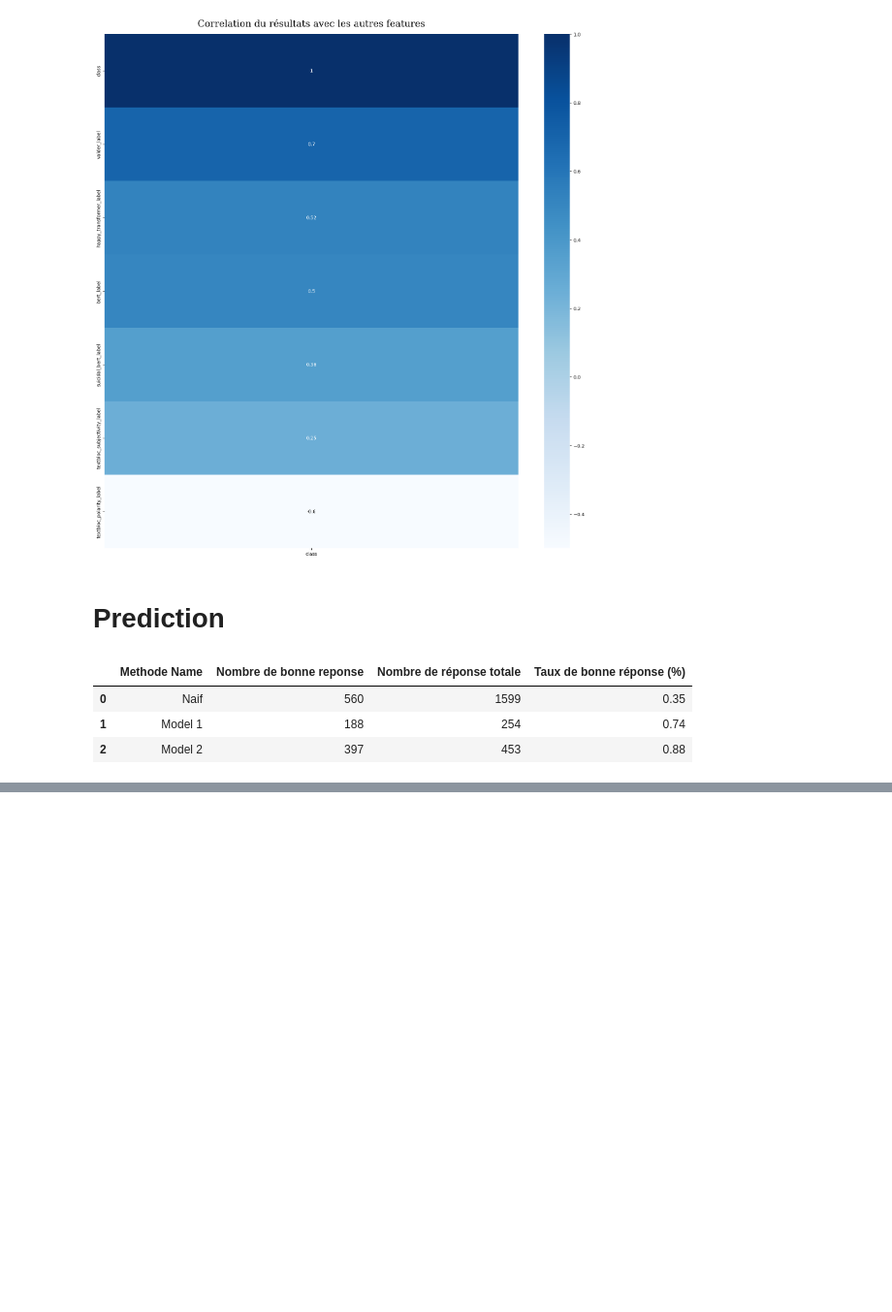
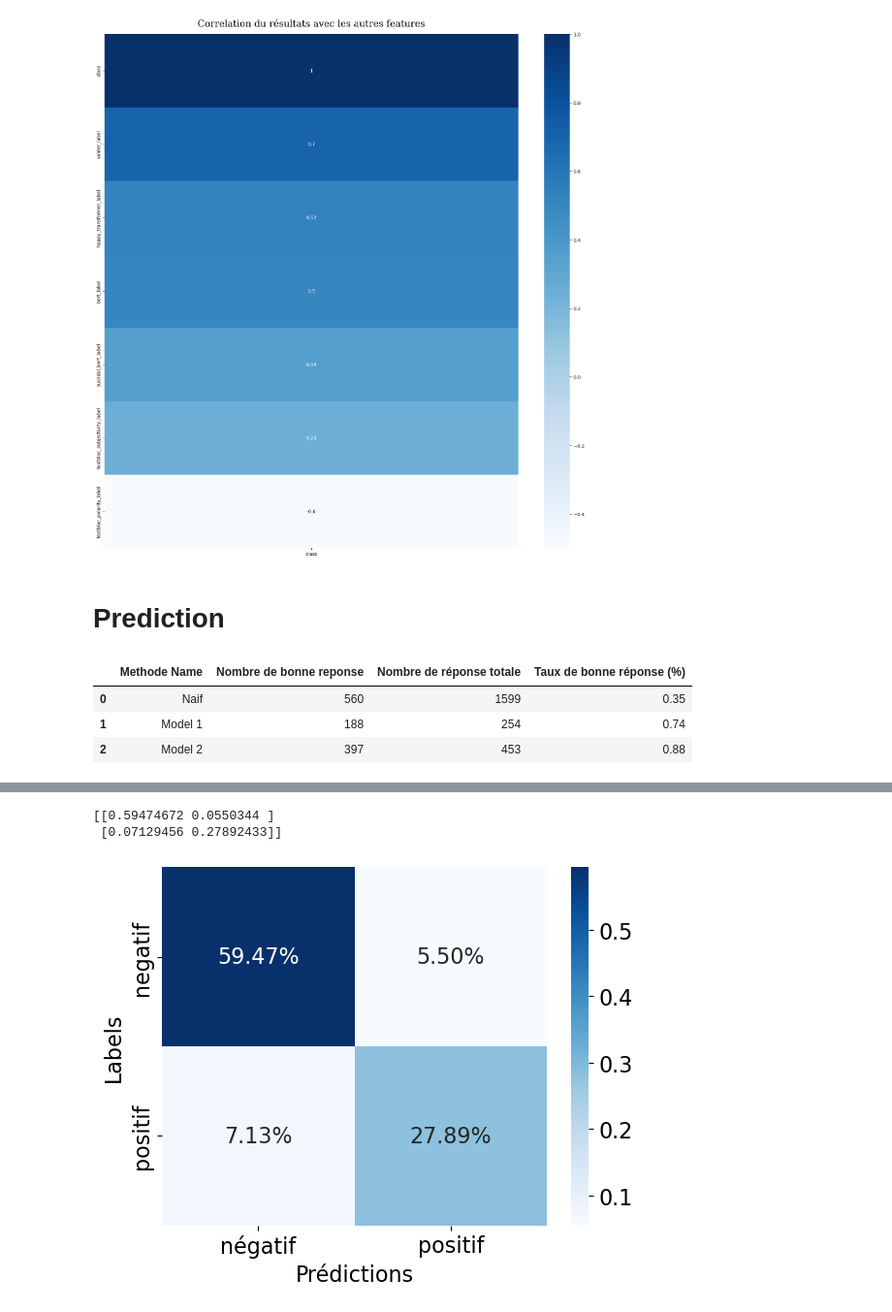
Before and after one commit to Pierre-Portfolio/TwitterFeelingAnalyse, a Jupyter notebook: Livrables/Code/Pierre.ipynb, the cells around one changed output, grey strips where cells are left out. Shown at 97% size. Saved outputs shown, nothing was run; the diff lists cells and outputs as text; code cells hidden in the pictures; blank space fills up the shorter version.

```diff
--- a/Livrables/Code/Pierre.ipynb
+++ b/Livrables/Code/Pierre.ipynb
@@ -308,0 +374,16 @@ ResultDf
+# %%
+tot=np.sum(matrix)
+matrix2 = matrix/tot
+print(matrix2)
+# %% [output]
+[[0.59474672 0.0550344 ]
+ [0.07129456 0.27892433]]
+# %%
+df_matrix = pd.DataFrame(matrix2, ['negatif','positif'], ['négatif','positif'])
+cmap=plt.cm.Blues
+sn.heatmap(df_matrix, cmap=cmap, annot=True, fmt='.2%')
+plt.xlabel('Prédictions')
+plt.ylabel('Labels')
+plt.show()
+# %% [output]
+[figure, added]
```
Also changed, not shown: parts of 18 cells of this notebook.
